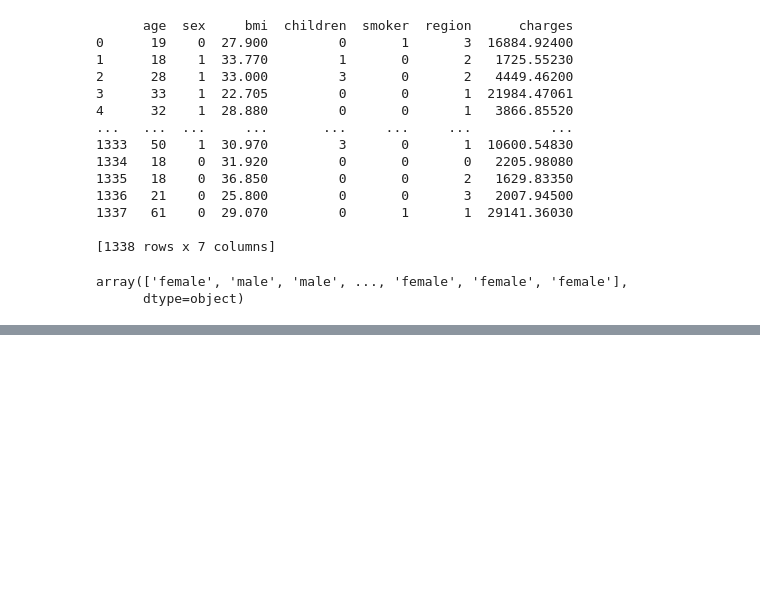
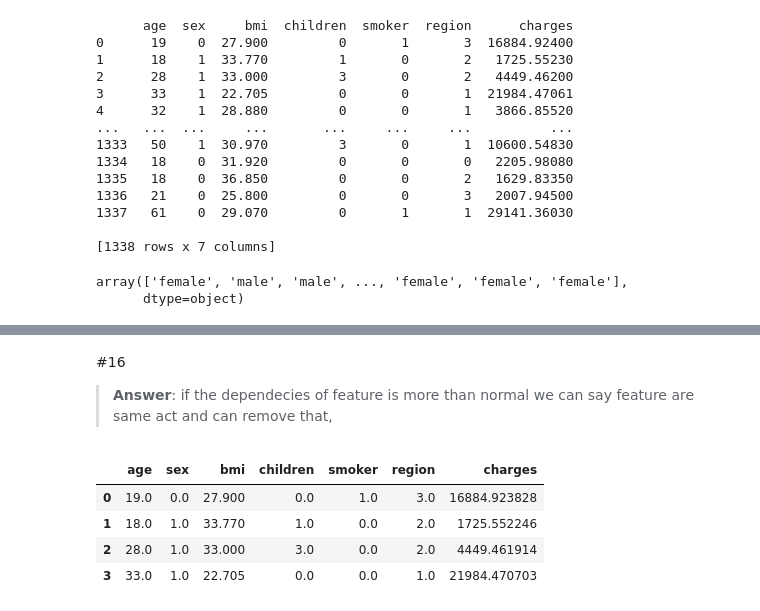
Before and after one commit to mohammad-sadegh-ilaghi/machine_learning_exercises, a Jupyter notebook: project.ipynb, the cells around one changed output, grey strips where cells are left out. Cells and saved outputs as stored; diff of their text form; code cells hidden in the pictures; blank space fills up the shorter version.

```diff
--- a/project.ipynb
+++ b/project.ipynb
@@ -204,0 +221,3 @@ data.corr()
+# %% [markdown]
+#16
+>**Answer**: if the dependecies of feature is more than normal we can say feature are same act and can remove that,
@@ -204,0 +226,8 @@ data.corr()
+# %%
+data[:4]
+# %% [output]
+|  | age | sex | bmi | children | smoker | region | charges |
+| 0 | 19.0 | 0.0 | 27.900 | 0.0 | 1.0 | 3.0 | 16884.923828 |
+| 1 | 18.0 | 1.0 | 33.770 | 1.0 | 0.0 | 2.0 | 1725.552246 |
+| 2 | 28.0 | 1.0 | 33.000 | 3.0 | 0.0 | 2.0 | 4449.461914 |
+| 3 | 33.0 | 1.0 | 22.705 | 0.0 | 0.0 | 1.0 | 21984.470703 |
```
Also changed, not shown: parts of 13 cells of this notebook.
